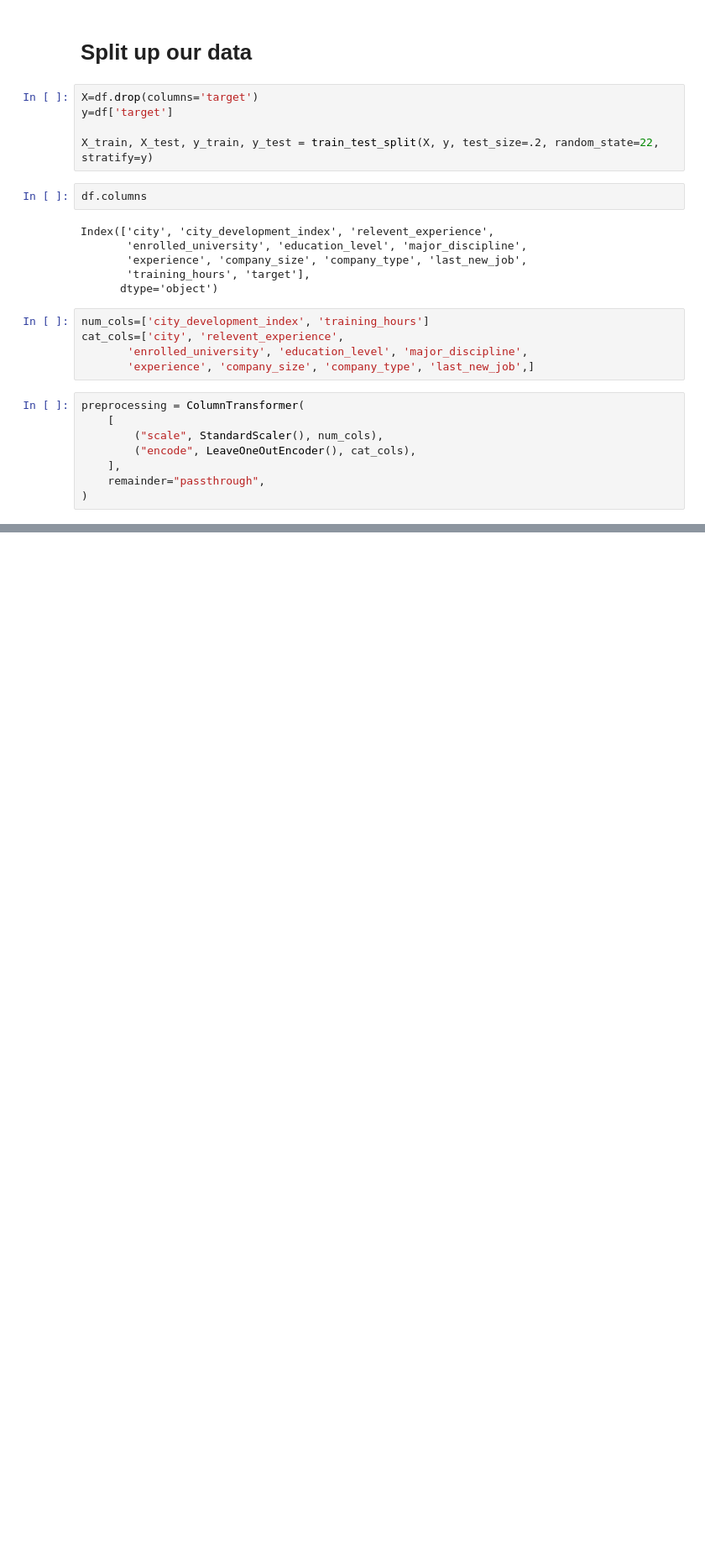
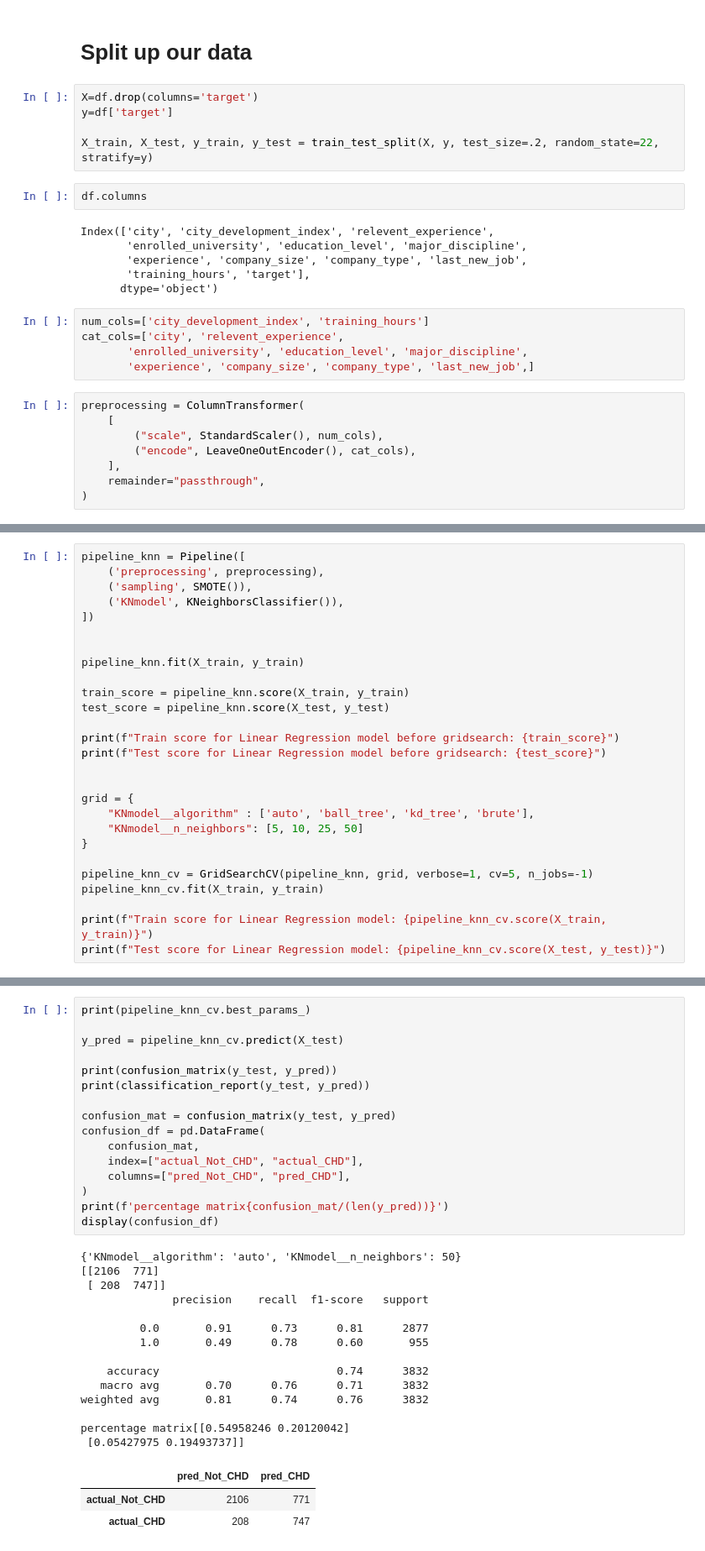
Before and after one commit to mattyjue/HR-Analytics, a Jupyter notebook: HR analytics.ipynb, the cells around one changed output, grey strips where cells are left out. Shown: that part at 84% size. Cells and saved outputs as stored; diff of their text form; blank space fills up the shorter version.

```diff
--- a/HR analytics.ipynb
+++ b/HR analytics.ipynb
@@ -290,0 +369,27 @@ display(confusion_df)
+# %%
+pipeline_knn = Pipeline([
+    ('preprocessing', preprocessing),
+    ('sampling', SMOTE()),
+    ('KNmodel', KNeighborsClassifier()),
+])
+
+
+pipeline_knn.fit(X_train, y_train)
+
+train_score = pipeline_knn.score(X_train, y_train)
+test_score = pipeline_knn.score(X_test, y_test)
+
+print(f"Train score for Linear Regression model before gridsearch: {train_score}")
+print(f"Test score for Linear Regression model before gridsearch: {test_score}")
+
+
+grid = {
+    "KNmodel__algorithm" : ['auto', 'ball_tree', 'kd_tree', 'brute'],
+    "KNmodel__n_neighbors": [5, 10, 25, 50]
+}
+
+pipeline_knn_cv = GridSearchCV(pipeline_knn, grid, verbose=1, cv=5, n_jobs=-1)
+pipeline_knn_cv.fit(X_train, y_train)
+
+print(f"Train score for Linear Regression model: {pipeline_knn_cv.score(X_train, y_train)}")
+print(f"Test score for Linear Regression model: {pipeline_knn_cv.score(X_test, y_test)}")
@@ -290,0 +405,34 @@ display(confusion_df)
+# %%
+print(pipeline_knn_cv.best_params_)
+
+y_pred = pipeline_knn_cv.predict(X_test)
+
+print(confusion_matrix(y_test, y_pred))
+print(classification_report(y_test, y_pred))
+
+confusion_mat = confusion_matrix(y_test, y_pred)
+confusion_df = pd.DataFrame(
+    confusion_mat,
+    index=["actual_Not_CHD", "actual_CHD"],
+    columns=["pred_Not_CHD", "pred_CHD"],
+)
+print(f'percentage matrix{confusion_mat/(len(y_pred))}')
+display(confusion_df)
+# %% [output]
+{'KNmodel__algorithm': 'auto', 'KNmodel__n_neighbors': 50}
+[[2106  771]
+ [ 208  747]]
+              precision    recall  f1-score   support
+
+         0.0       0.91      0.73      0.81      2877
+         1.0       0.49      0.78      0.60       955
+
+    accuracy                           0.74      3832
+   macro avg       0.70      0.76      0.71      3832
+weighted avg       0.81      0.74      0.76      3832
+
+percentage matrix[[0.54958246 0.20120042]
+ [0.05427975 0.19493737]]
+|  | pred_Not_CHD | pred_CHD |
+| actual_Not_CHD | 2106 | 771 |
+| actual_CHD | 208 | 747 |
```
Also changed, not shown: parts of 29 cells of this notebook.
